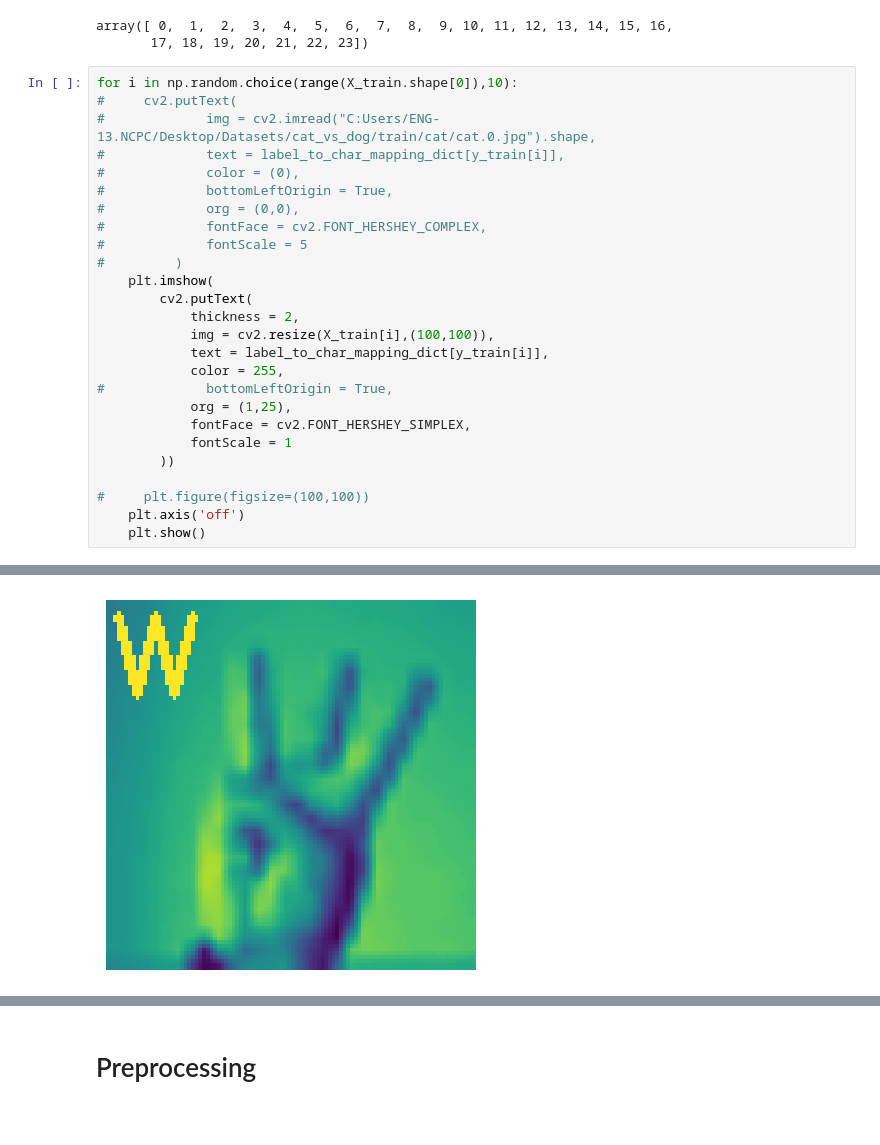
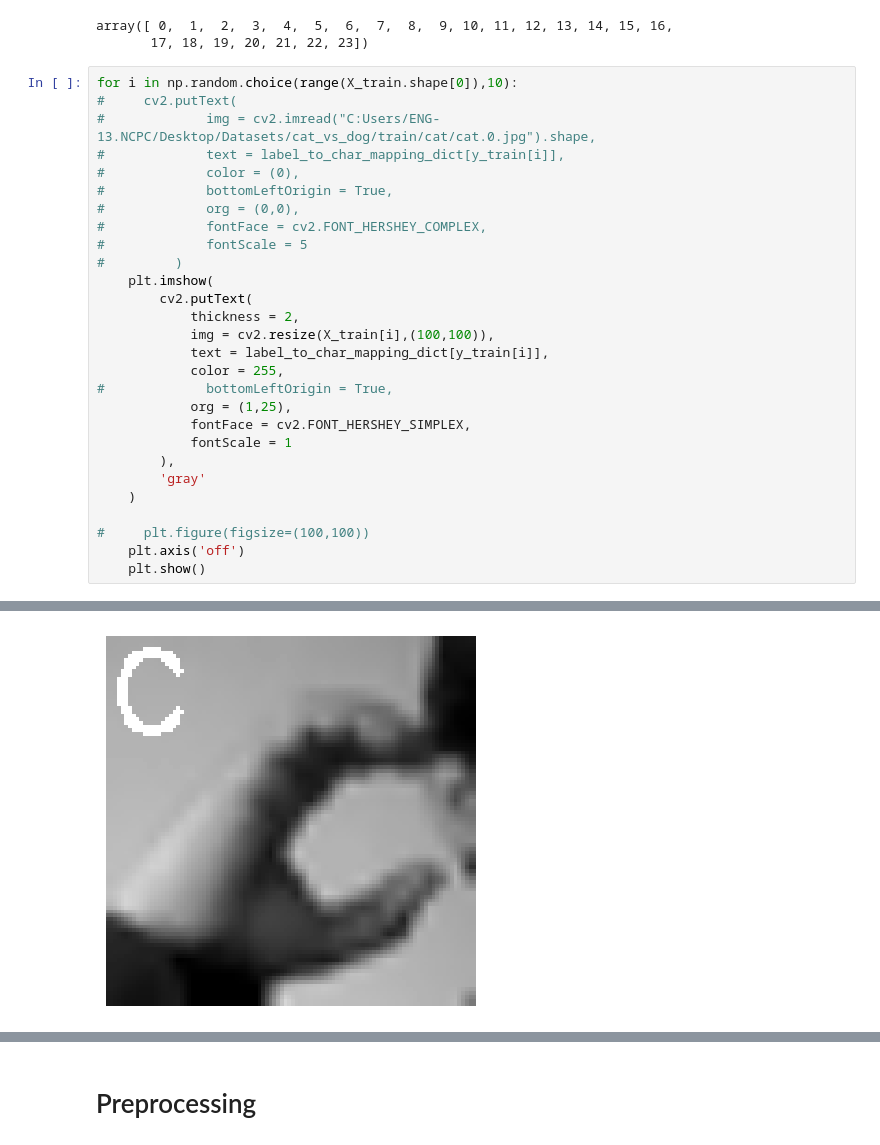
Before and after one commit to Ahmed-Rushdi/kaggle_projects, a Jupyter notebook: sign-mnist-cnn.ipynb, the cells around one changed output, grey strips where cells are left out. Saved outputs shown, nothing was run; the diff lists cells and outputs as text.

```diff
--- a/sign-mnist-cnn.ipynb
+++ b/sign-mnist-cnn.ipynb
@@ -98,7 +98,9 @@ for i in np.random.choice(range(X_train.shape[0]),10):
             org = (1,25),
             fontFace = cv2.FONT_HERSHEY_SIMPLEX,
             fontScale = 1
-        ))
+        ),
+        'gray'
+    )
 
 #     plt.figure(figsize=(100,100))
     plt.axis('off')
@@ -111 +113 @@ for i in np.random.choice(range(X_train.shape[0]),10):
-[figure, old version]
+[figure, new version]
```
Also changed, not shown: parts of 4 cells of this notebook.
